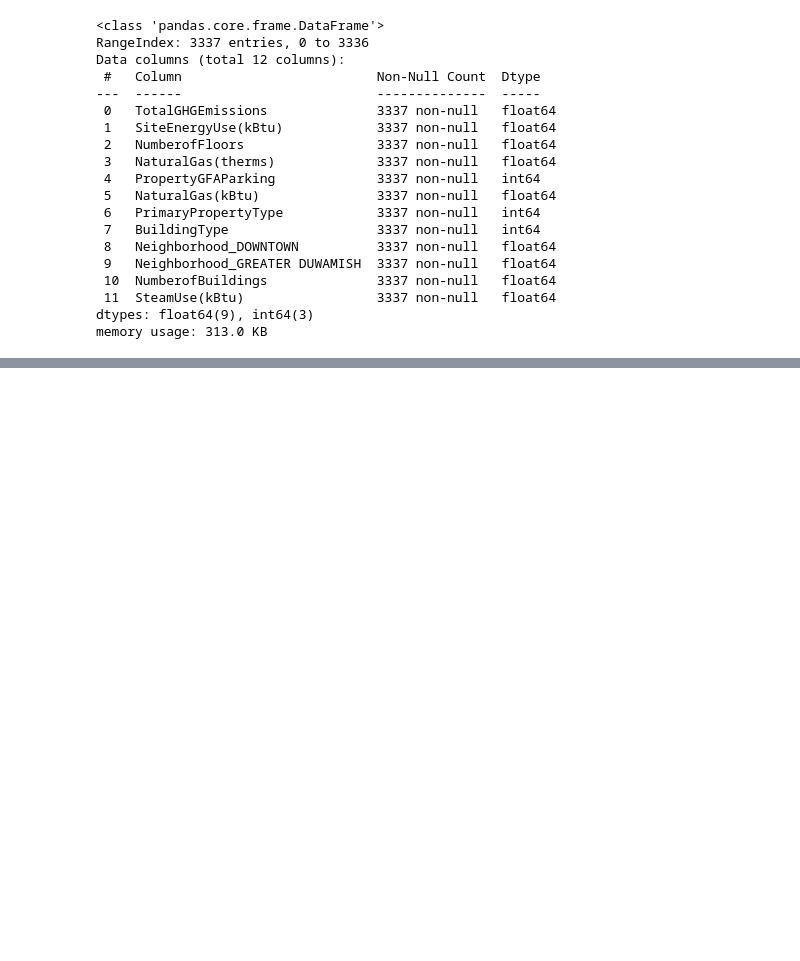
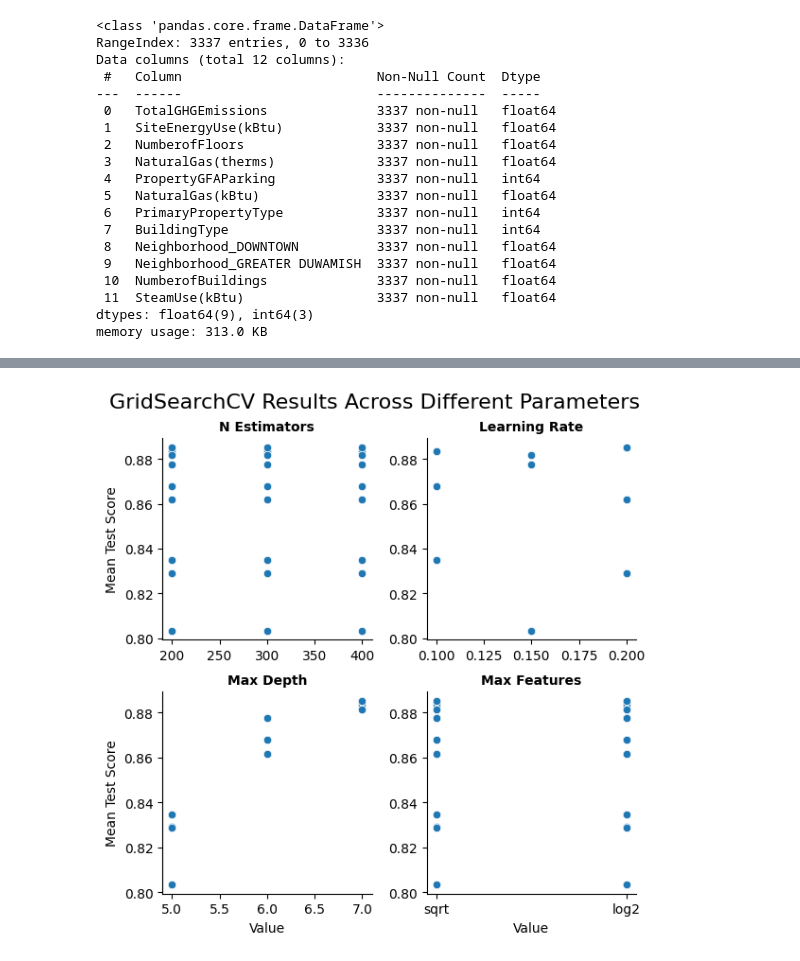
Before and after one commit to CharbonneauJean/OC-Projet3, a Jupyter notebook: predictions.ipynb, the cells around one changed output, grey strips where cells are left out. Cells and saved outputs as stored; diff of their text form; code cells hidden in the pictures; blank space fills up the shorter version.

```diff
--- a/predictions.ipynb
+++ b/predictions.ipynb
@@ -521,0 +651,17 @@ fig.show()
+# %%
+from sklearn.ensemble import GradientBoostingRegressor
+
+model_gbr = GradientBoostingRegressor(random_state=42)
+
+# New parameter grid for GradientBoostingRegressor
+param_grid_gbr = {
+    'n_estimators': [200, 300, 400],
+    'learning_rate': [0.1, 0.15, 0.2],
+    'max_depth': [5, 6 ,7],
+    'max_features': ['sqrt', 'log2']
+}
+
+grid_search_gbr = GridSearchCV(estimator=model_gbr, param_grid=param_grid_gbr, cv=3, n_jobs=-1, verbose=2)
+
+# Training the model
+grid_search_gbr.fit(X_train, y_train)
@@ -521,0 +677,27 @@ fig.show()
+# %%
+import seaborn as sns
+import matplotlib.pyplot as plt
+import pandas as pd
+
+# Convert the grid_search_gbr.cv_results_ to a DataFrame
+results = pd.DataFrame(grid_search_gbr.cv_results_)
+
+# Select and rename columns for easier reading
+results = results[['param_n_estimators', 'param_learning_rate', 'param_max_depth', 'param_max_features', 'mean_test_score']]
+results.columns = ['N Estimators', 'Learning Rate', 'Max Depth', 'Max Features', 'Mean Test Score']
+
+# Melt the DataFrame for easier plotting
+results_melted = results.melt(id_vars='Mean Test Score', var_name='Parameter', value_name='Value')
+
+# Create the FacetGrid
+g = sns.FacetGrid(results_melted, col='Parameter', sharex=False, sharey=False, col_wrap=2)
+g = g.map(sns.scatterplot, 'Value', 'Mean Test Score')
+
+# Add titles and adjust layout
+g.set_titles(col_template="{col_name}", fontweight='bold', fontsize=14)
+plt.subplots_adjust(top=0.9)
+g.fig.suptitle('GridSearchCV Results Across Different Parameters', fontsize=16)
+
+plt.show()
+# %% [output]
+[figure, added]
```
Also changed, not shown: parts of 13 cells of this notebook, 1 other file.
